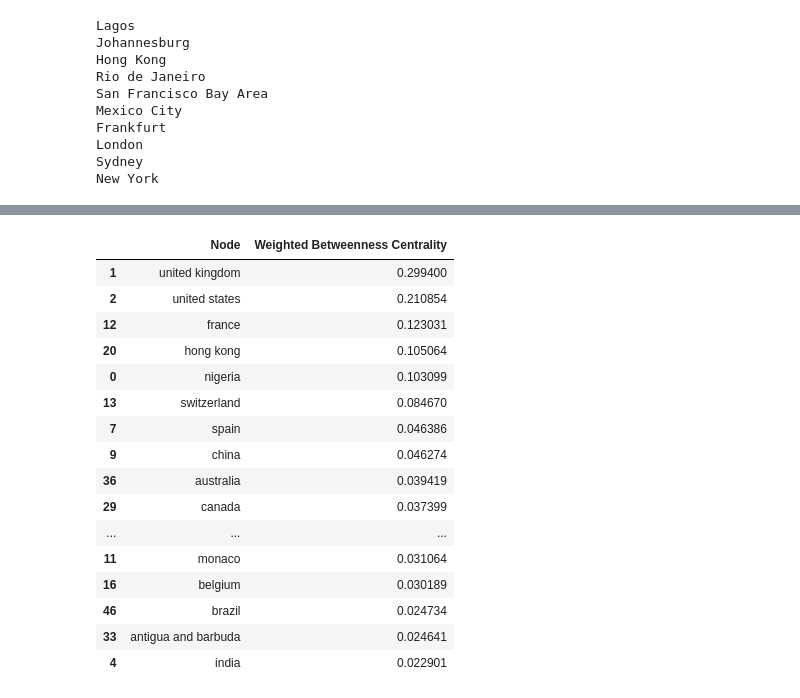
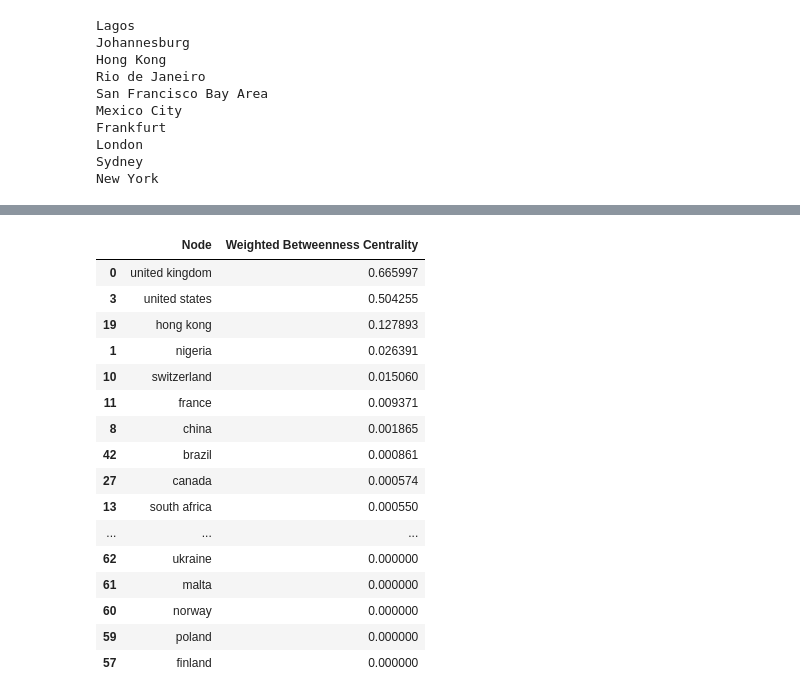
Before and after one commit to JonnoB/wealthnets, a Jupyter notebook: network_analysis.ipynb, the cells around one changed output, grey strips where cells are left out. Cells and saved outputs as stored; diff of their text form; code cells hidden in the pictures.

```diff
--- a/network_analysis.ipynb
+++ b/network_analysis.ipynb
@@ -41,7 +44,7 @@ example['summary'].at[0,'Residences']
 #The below lookup ensures that the reference country is always included in the list of countries
 city_country_converter= pd.DataFrame({
     'reference_country':['united states', 'united states', 'united kingdom', 'nigeria', 'mexico', 'germany', 'south africa', 'hong kong', 'brazil', 'australia'],
-'reference_city':['new york', 'san francisco bay area','london', 'lagos', 'mexico city', 'franfurt',  'johannesburg', 'hong kong', 'sao paolo', 'sydney']}
+'reference_city':['new york', 'san francisco','london', 'lagos', 'mexico city', 'frankfurt',  'johannesburg', 'hong kong', 'rio de janeiro', 'sydney']}
 )
 
 city_country_converter['color'] = 'red'
@@ -229,14 +232,14 @@ def binary_representation(df, column_name):
 
 
 def create_city_network(df, column_name):
-
     """
     Creates a network (graph) representation of connections between cities.
 
     This function takes a DataFrame and a column name as input. The specified column should
     contain lists of cities. A graph is then constructed where each city represents a node,
     and edges are created between cities that appear together in the same list. The weight of
-    an edge represents the number of times two cities appear together.
+    an edge represents the number of times two cities appear together, and the inverse weight
+    is calculated as max + 1 - weight.
 
     Parameters:
     - df (pd.DataFrame): The DataFrame containing the city lists.
@@ -245,7 +248,7 @@ def create_city_network(df, column_name):
     Returns:
     - nx.Graph: A networkx Graph object representing the city network. Nodes correspond to cities,
                 and edges connect cities that appear together in the lists. Edge weights represent
-                the frequency of co-occurrence.
+                the frequency of co-occurrence and the inverse weight is also calculated.
 
     Notes:
     - The function assumes that the 'combinations' function from the 'itertools' module and the
@@ -260,10 +263,15 @@ def create_city_network(df, column_name):
         # For each list of cities, generate pairs of cities
         for city1, city2 in combinations(city_list, 2):
             if G.has_edge(city1, city2):
-                # If the edge already exists, we increase the edge weight (optional)
+                # If the edge already exists, we increase the edge weight
                 G[city1][city2]['weight'] += 1
             else:
-                # If the edge doesn't exist, we add it with weight 1 (or without weight)
+                # If the edge doesn't exist, we add it with weight 1
                 G.add_edge(city1, city2, weight=1)
 
+    max_weight = max(nx.get_edge_attributes(G, 'weight').values())
+    for u, v, data in G.edges(data=True):
+        # Calculate inverse weight as an integer and assign it
+        data['inv_weight'] = int(max_weight + 1 - data['weight'])
+
     return G
@@ -533,27 +524,27 @@ df.loc[(df['Node1']==country)|(df['Node2']==country),:].sort_values('Weight', as
 # %%
 # Compute weighted betweenness centrality
-betweenness = nx.betweenness_centrality(G, weight='weight')
+betweenness = nx.betweenness_centrality(G, weight='inv_weight')
 
 # Convert the dictionary to a DataFrame
-df = pd.DataFrame(list(betweenness.items()), columns=['Node', 'Weighted Betweenness Centrality']).sort_values('Weighted Betweenness Centrality', ascending=False)
+betweenness_df = pd.DataFrame(list(betweenness.items()), columns=['Node', 'Weighted Betweenness Centrality']).sort_values('Weighted Betweenness Centrality', ascending=False)
 
-df.to_csv('./data/betweeness_centrality.csv')
-df.nlargest(20, 'Weighted Betweenness Centrality')
+betweenness_df.to_csv('./data/betweeness_centrality.csv')
+betweenness_df.nlargest(20, 'Weighted Betweenness Centrality')
 # %% [output]
 |  | Node | Weighted Betweenness Centrality |
-| 1 | united kingdom | 0.299400 |
-| 2 | united states | 0.210854 |
-| 12 | france | 0.123031 |
-| 20 | hong kong | 0.105064 |
-| 0 | nigeria | 0.103099 |
-| 13 | switzerland | 0.084670 |
-| 7 | spain | 0.046386 |
-| 9 | china | 0.046274 |
-| 36 | australia | 0.039419 |
-| 29 | canada | 0.037399 |
+| 0 | united kingdom | 0.665997 |
+| 3 | united states | 0.504255 |
+| 19 | hong kong | 0.127893 |
+| 1 | nigeria | 0.026391 |
+| 10 | switzerland | 0.015060 |
+| 11 | france | 0.009371 |
+| 8 | china | 0.001865 |
+| 42 | brazil | 0.000861 |
+| 27 | canada | 0.000574 |
+| 13 | south africa | 0.000550 |
 | ... | ... | ... |
-| 11 | monaco | 0.031064 |
-| 16 | belgium | 0.030189 |
-| 46 | brazil | 0.024734 |
-| 33 | antigua and barbuda | 0.024641 |
-| 4 | india | 0.022901 |
+| 62 | ukraine | 0.000000 |
+| 61 | malta | 0.000000 |
+| 60 | norway | 0.000000 |
+| 59 | poland | 0.000000 |
+| 57 | finland | 0.000000 |
```
Also changed, not shown: parts of 27 cells of this notebook, 5 other files.
